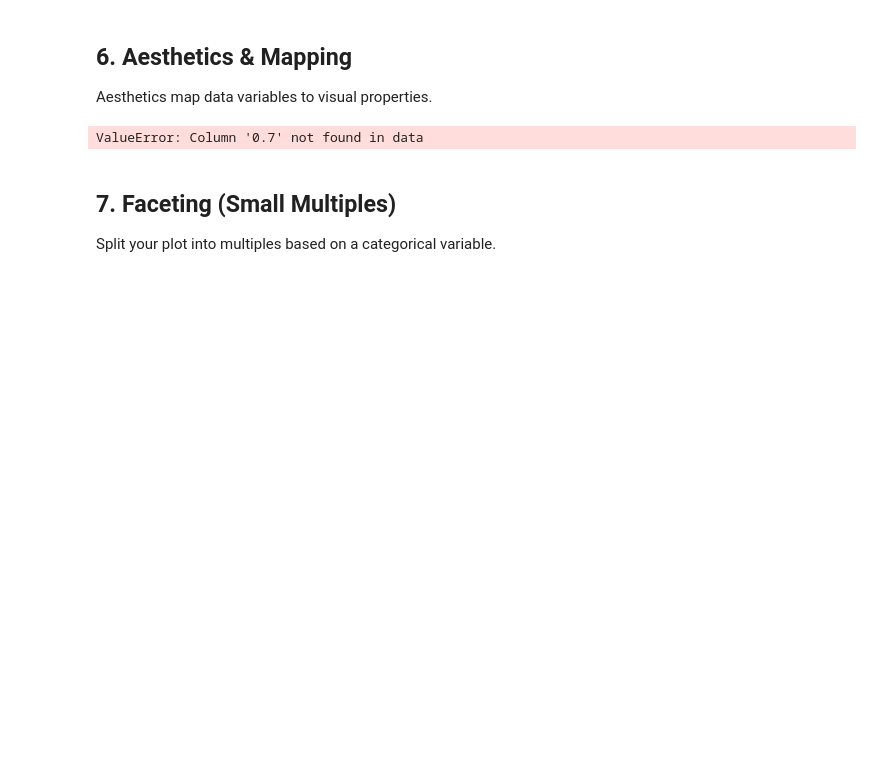
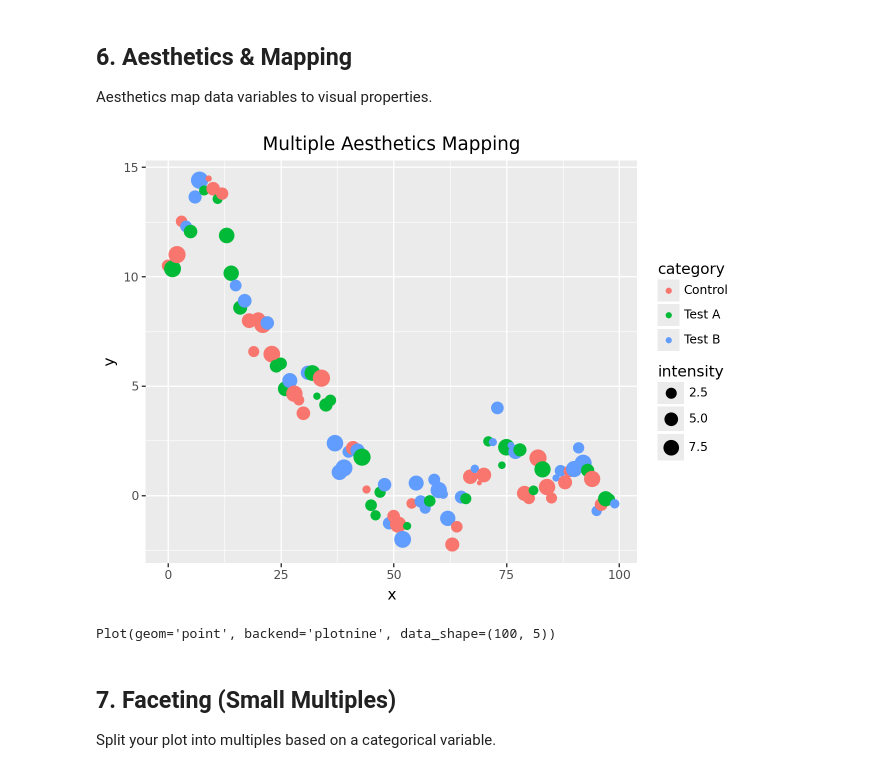
Before and after one commit to Yasser03/pipeplotly, a Jupyter notebook: examples/pipe_operator_examples.ipynb, the cells around one changed output. Cells and saved outputs as stored; diff of their text form; code cells hidden in the pictures; blank space fills up the shorter version.

Commit message:
docs: update pipe operator examples notebook with fixed aesthetic values and PipeFrame integration patterns

```diff
--- a/examples/pipe_operator_examples.ipynb
+++ b/examples/pipe_operator_examples.ipynb
@@ -149,14 +149,15 @@ Aesthetics map data variables to visual properties.
 # %%
 (df
  >> Plot()
  >> plot_points('x', 'y')
  >> add_color('category')  # Color by category
  >> add_size('intensity')   # Size by intensity
- >> add_alpha(0.7)          # Set fixed transparency
+#  >> add_alpha(0.7)          # Set fixed transparency
  >> add_labels(title='Multiple Aesthetics Mapping')
  >> show())
 # %% [output]
+[figure, added]
-ValueError: Column '0.7' not found in data
+Plot(geom='point', backend='plotnine', data_shape=(100, 5))
 # %% [markdown]
 ## 7. Faceting (Small Multiples)
 Split your plot into multiples based on a categorical variable.
```
Also changed, not shown: parts of 2 cells of this notebook.
